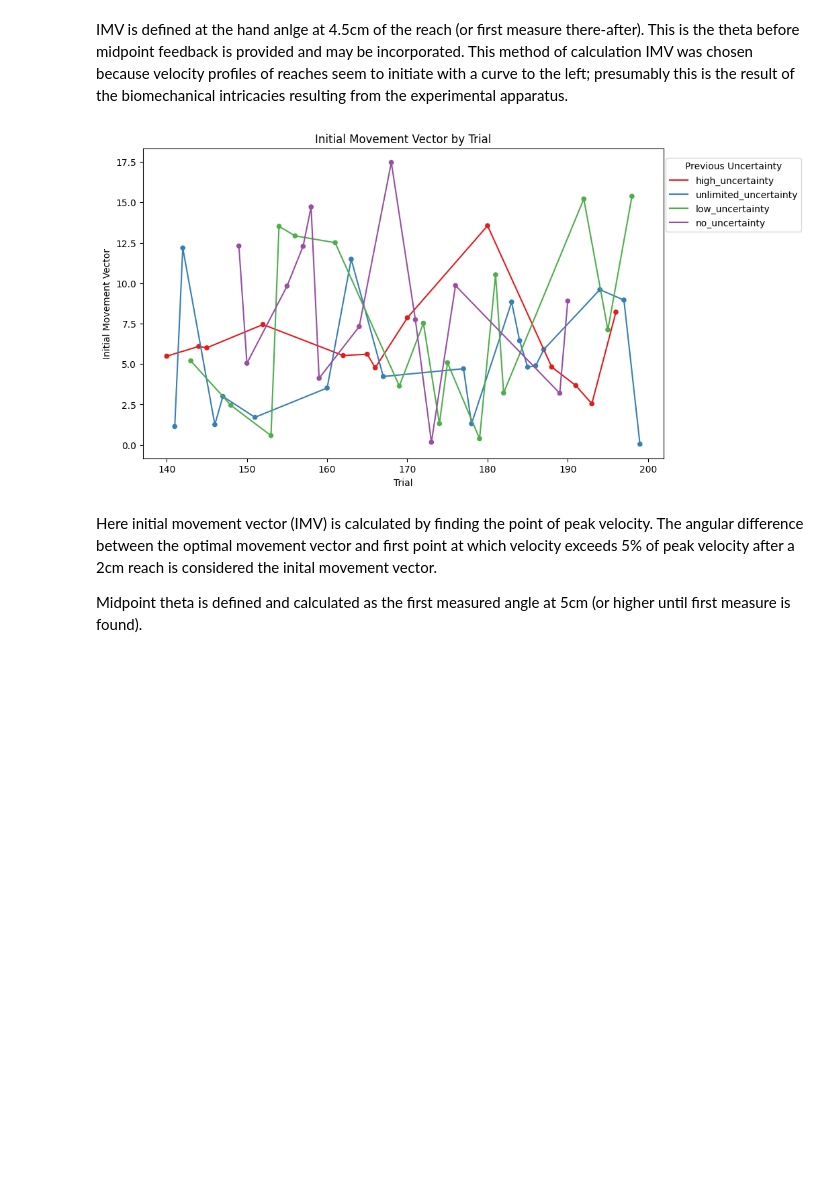
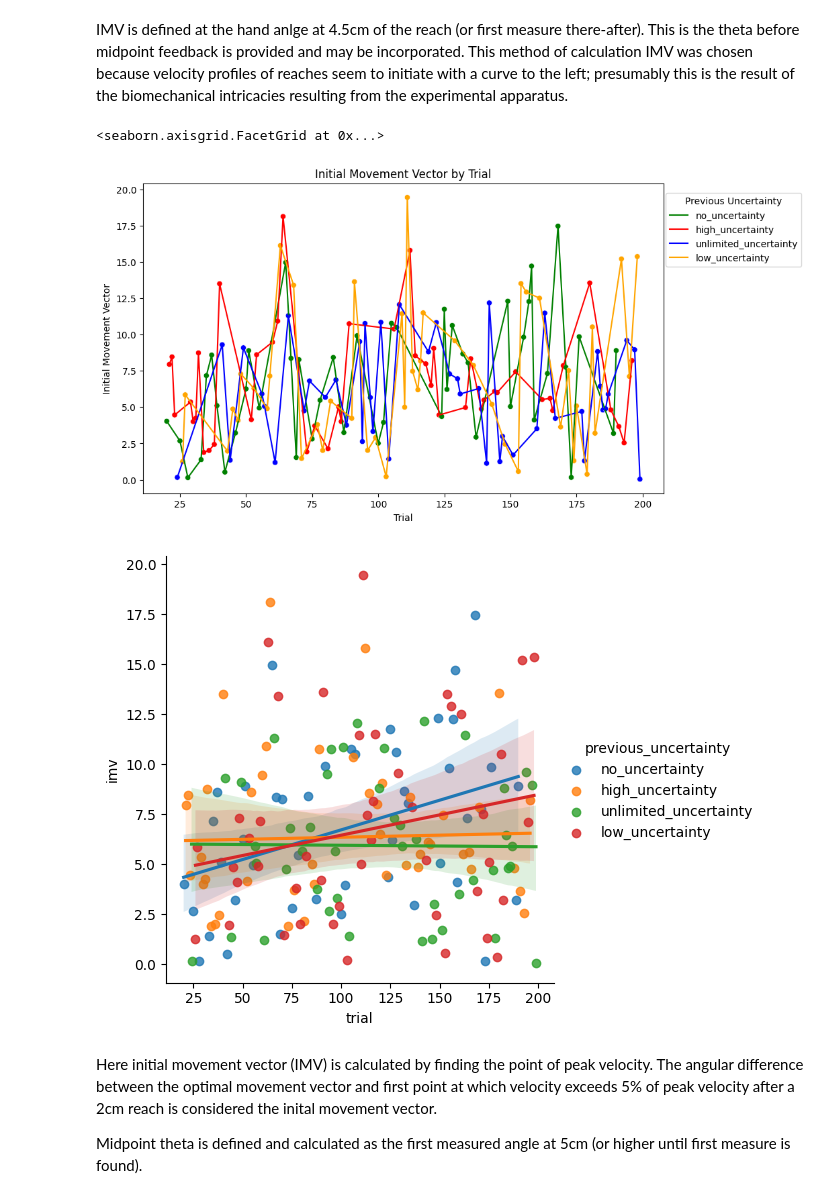
Before and after one commit to DhruvaDave8/mq_honours_2023_final, a Jupyter notebook: vma_general/dhruva/analysis/preprocessing.ipynb, the cells around one changed output. Cells and saved outputs as stored; diff of their text form; code cells hidden in the pictures; blank space fills up the shorter version.

```diff
--- a/vma_general/dhruva/analysis/preprocessing.ipynb
+++ b/vma_general/dhruva/analysis/preprocessing.ipynb
@@ -297,26 +300,31 @@ micro_plot_df['imv'] = abs(90 - micro_plot_df.theta)
 # %%
 # change trial values to between 139 and 200 for last 60 trials of adaptation where the kinematics suggest there is stratification.
 # change trial values to between 19 and 200 for the whole adaptation block.
-imv = micro_plot_df.loc[(micro_plot_df.r >= 4.5) & (micro_plot_df.r < 5) & (micro_plot_df.trial > 139) & (micro_plot_df.trial < 200)]
+imv = micro_plot_df.loc[(micro_plot_df.r >= 4.5) & (micro_plot_df.r < 5) & (micro_plot_df.trial > 19) & (micro_plot_df.trial < 200)]
 imv = imv.groupby('trial').agg({'r' : 'first', 'imv' : 'first', 'previous_uncertainty' : 'first'}).reset_index()
 # %%
 plt.figure(figsize=(10, 6))
 # Create a color palette based on previous_uncertainty levels
 palette = sns.color_palette("Set1", n_colors=len(imv['previous_uncertainty'].unique()))
 
 # Plot the behavioral data as a line
-sns.lineplot(x="trial", y="imv", data=imv, hue='previous_uncertainty', palette=palette)
+sns.lineplot(x="trial", y="imv", data=imv, hue='previous_uncertainty', palette=cmap)
 
 # Create a scatter plot for color-coding the behavioral data points
-sns.scatterplot(x="trial", y="imv", hue="previous_uncertainty", data=imv, palette=palette, legend=False)
+sns.scatterplot(x="trial", y="imv", hue="previous_uncertainty", data=imv, palette=cmap, legend=False)
 # Labels
 plt.xlabel('Trial')
 plt.ylabel('Initial Movement Vector')
 plt.title('Initial Movement Vector by Trial')
 plt.legend(title="Previous Uncertainty", bbox_to_anchor=(0.995, 0.85), loc='center left')
 plt.grid(False)
+
+# Adding the line of best fit
+sns.lmplot(x="trial", y="imv", hue="previous_uncertainty", data=imv, robust=True)
 # %% [output]
+<seaborn.axisgrid.FacetGrid at 0x...>
-[figure, old version]
+[figure, new version]
+[figure, added]
 # %% [markdown]
 Here initial movement vector (IMV) is calculated by finding the point of peak velocity. The angular difference between the optimal movement vector and first point at which velocity exceeds 5% of peak velocity after a 2cm reach is considered the inital movement vector.
 
```
Also changed, not shown: parts of 32 cells of this notebook, 3 other files.
